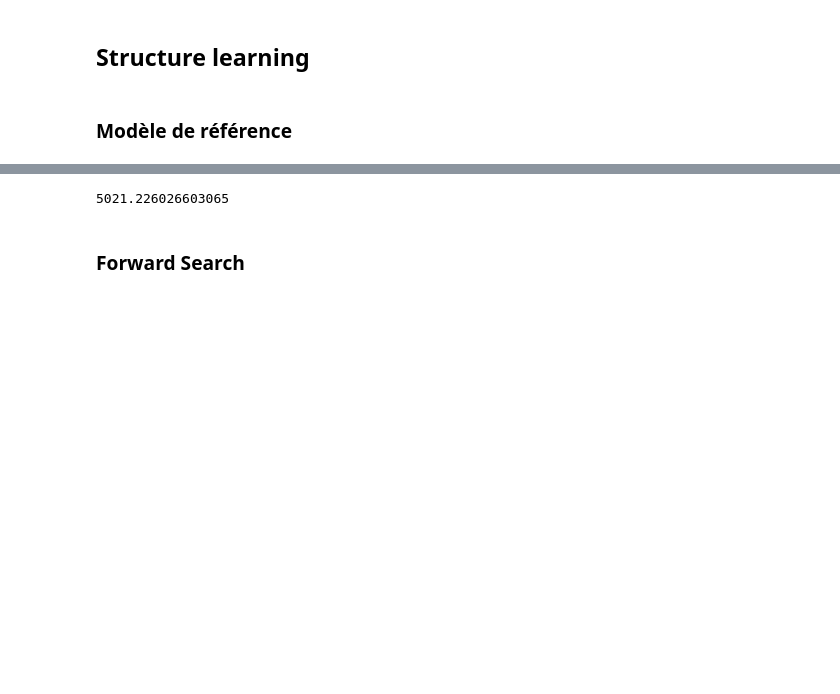
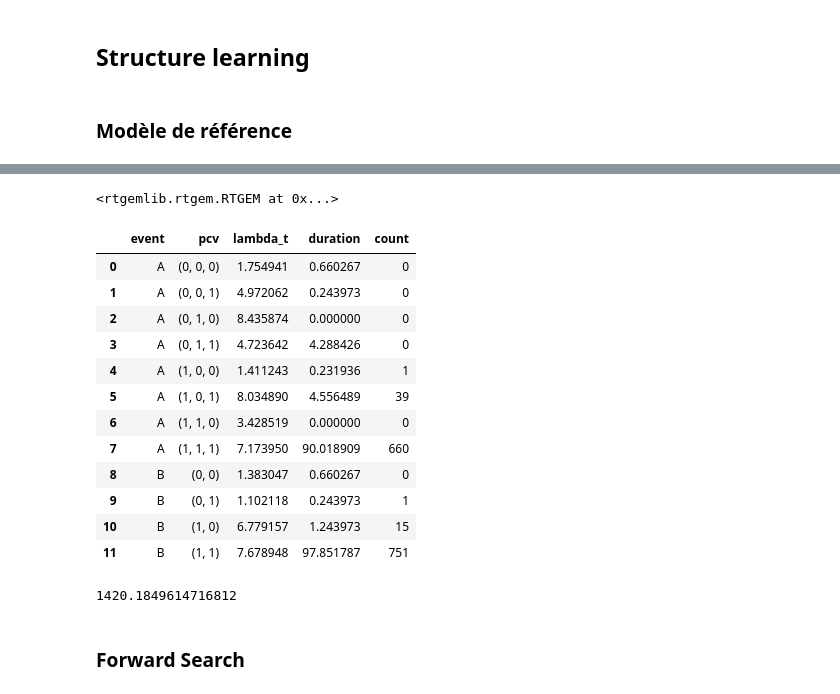
Before and after one commit to mok33/GMEs_experiments, a Jupyter notebook: RTGEM_L.ipynb, the cells around one changed output, grey strips where cells are left out. Cells and saved outputs as stored; diff of their text form; code cells hidden in the pictures; blank space fills up the shorter version.

Commit message:
fixed scoreBIC decompostion.

```diff
--- a/RTGEM_L.ipynb
+++ b/RTGEM_L.ipynb
@@ -126,8 +84,30 @@ t_max = 1000
 data = sampled_data[sampled_data['time'] < t_max]
 # %%
-scoreBic(model=rtgem_model, observed_data=data, t_max=t_max)
+initModelFromData(model=rtgem_model, observed_data=data, t_max=t_max)
 # %% [output]
-5021.226026603065
+<rtgemlib.rtgem.RTGEM at 0x...>
+# %%
+count_duration_df = get_count_duration_df(model=rtgem_model, data=data, t_max=t_max)
+# %%
+count_duration_df
+# %% [output]
+|  | event | pcv | lambda_t | duration | count |
+| 0 | A | (0, 0, 0) | 1.754941 | 0.660267 | 0 |
+| 1 | A | (0, 0, 1) | 4.972062 | 0.243973 | 0 |
+| 2 | A | (0, 1, 0) | 8.435874 | 0.000000 | 0 |
+| 3 | A | (0, 1, 1) | 4.723642 | 4.288426 | 0 |
+| 4 | A | (1, 0, 0) | 1.411243 | 0.231936 | 1 |
+| 5 | A | (1, 0, 1) | 8.034890 | 4.556489 | 39 |
+| 6 | A | (1, 1, 0) | 3.428519 | 0.000000 | 0 |
+| 7 | A | (1, 1, 1) | 7.173950 | 90.018909 | 660 |
+| 8 | B | (0, 0) | 1.383047 | 0.660267 | 0 |
+| 9 | B | (0, 1) | 1.102118 | 0.243973 | 1 |
+| 10 | B | (1, 0) | 6.779157 | 1.243973 | 15 |
+| 11 | B | (1, 1) | 7.678948 | 97.851787 | 751 |
+# %%
+compute_logLikelihood(count_duration_df) - rtgem_model.size() * np.log(t_max)
+# %% [output]
+1420.1849614716812
 # %% [markdown]
 ### Forward Search
 # %%
```
Also changed, not shown: parts of 31 cells of this notebook, 3 other files.
